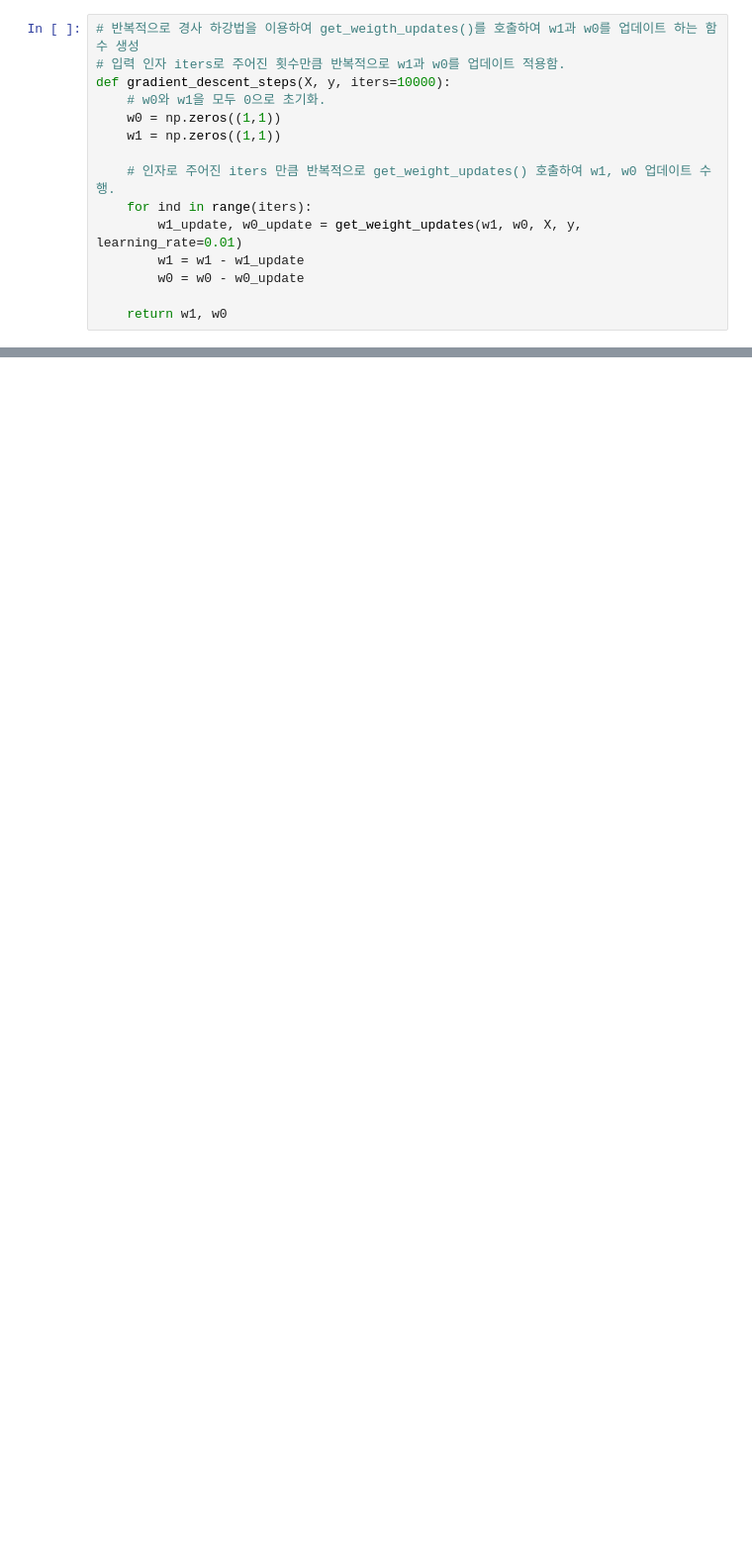
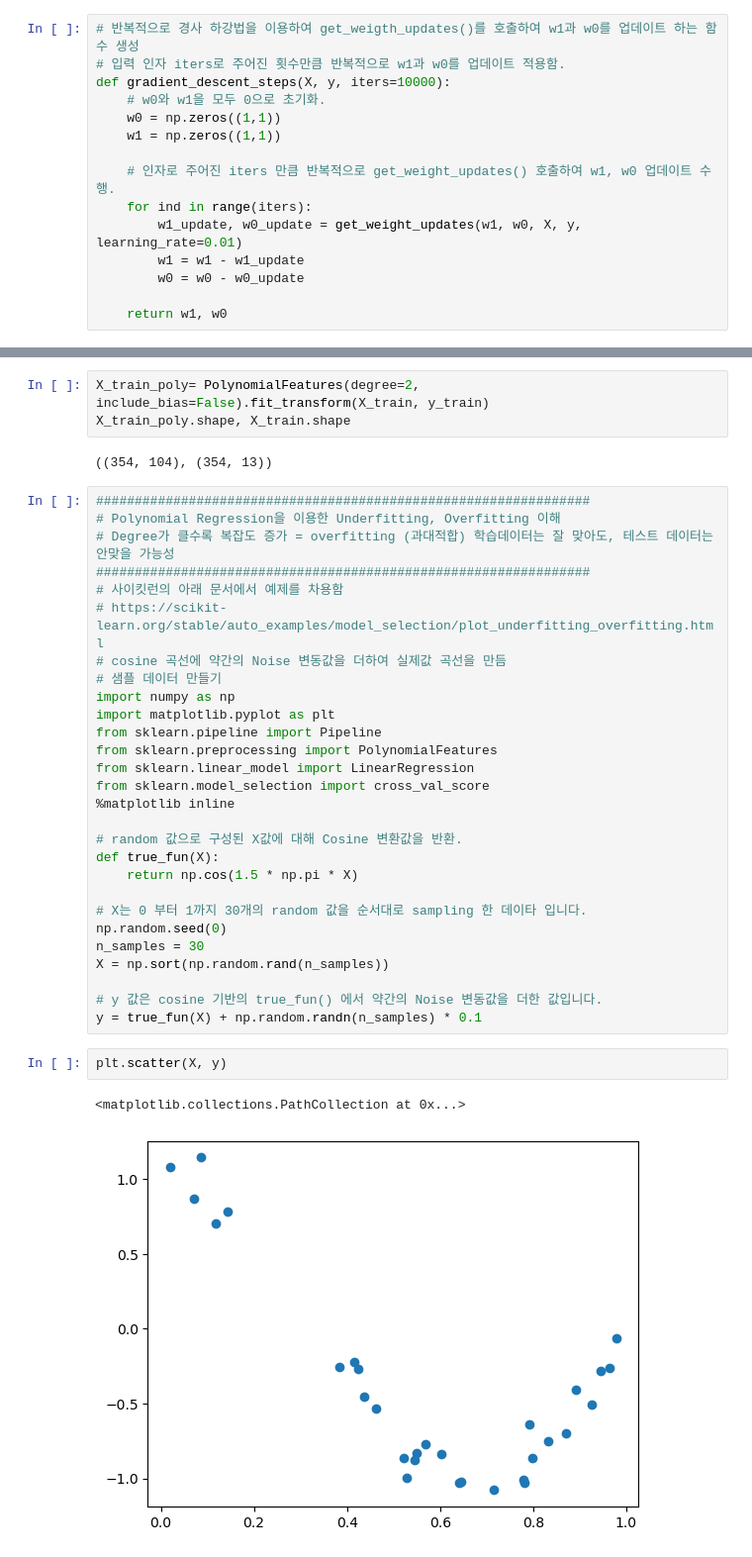
Before and after one commit to YangGuiBee/ML, a Jupyter notebook: TextBook-04/ex04.ipynb, the cells around one changed output, grey strips where cells are left out. Shown at 99% size. Saved outputs shown, nothing was run; the diff lists cells and outputs as text; blank space fills up the shorter version.

```diff
--- a/TextBook-04/ex04.ipynb
+++ b/TextBook-04/ex04.ipynb
@@ -878,0 +1023,38 @@ Stochastic Gradient Descent Total Cost:0.9937
+# %%
+X_train_poly= PolynomialFeatures(degree=2, include_bias=False).fit_transform(X_train, y_train)
+X_train_poly.shape, X_train.shape
+# %% [output]
+((354, 104), (354, 13))
+# %%
+################################################################
+# Polynomial Regression을 이용한 Underfitting, Overfitting 이해
+# Degree가 클수록 복잡도 증가 = overfitting (과대적합) 학습데이터는 잘 맞아도, 테스트 데이터는 안맞을 가능성
+################################################################
+# 사이킷런의 아래 문서에서 예제를 차용함
+# https://scikit-learn.org/stable/auto_examples/model_selection/plot_underfitting_overfitting.html
+# cosine 곡선에 약간의 Noise 변동값을 더하여 실제값 곡선을 만듬
+# 샘플 데이터 만들기
+import numpy as np
+import matplotlib.pyplot as plt
+from sklearn.pipeline import Pipeline
+from sklearn.preprocessing import PolynomialFeatures
+from sklearn.linear_model import LinearRegression
+from sklearn.model_selection import cross_val_score
+%matplotlib inline
+
+# random 값으로 구성된 X값에 대해 Cosine 변환값을 반환.
+def true_fun(X):
+    return np.cos(1.5 * np.pi * X)
+
+# X는 0 부터 1까지 30개의 random 값을 순서대로 sampling 한 데이타 입니다.
+np.random.seed(0)
+n_samples = 30
+X = np.sort(np.random.rand(n_samples))
+
+# y 값은 cosine 기반의 true_fun() 에서 약간의 Noise 변동값을 더한 값입니다.
+y = true_fun(X) + np.random.randn(n_samples) * 0.1
+# %%
+plt.scatter(X, y)
+# %% [output]
+<matplotlib.collections.PathCollection at 0x...>
+[figure, added]
```
Also changed, not shown: parts of 77 cells of this notebook.
